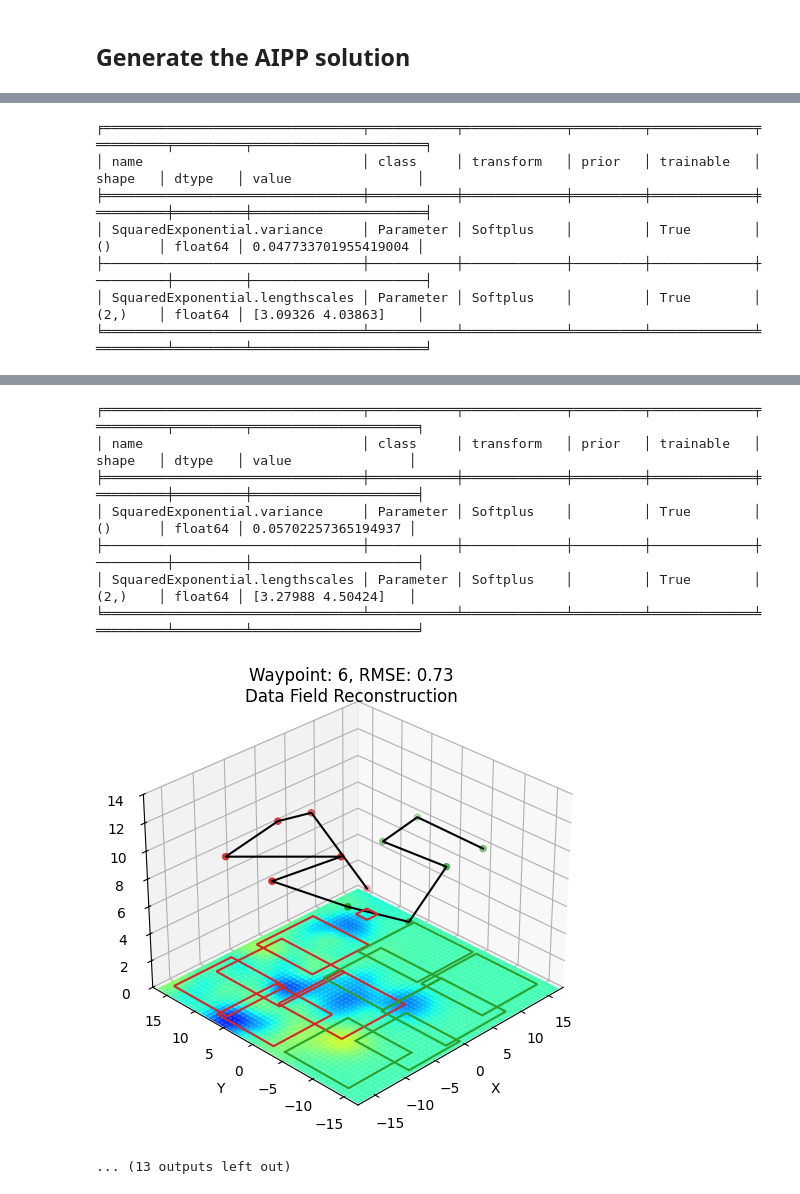
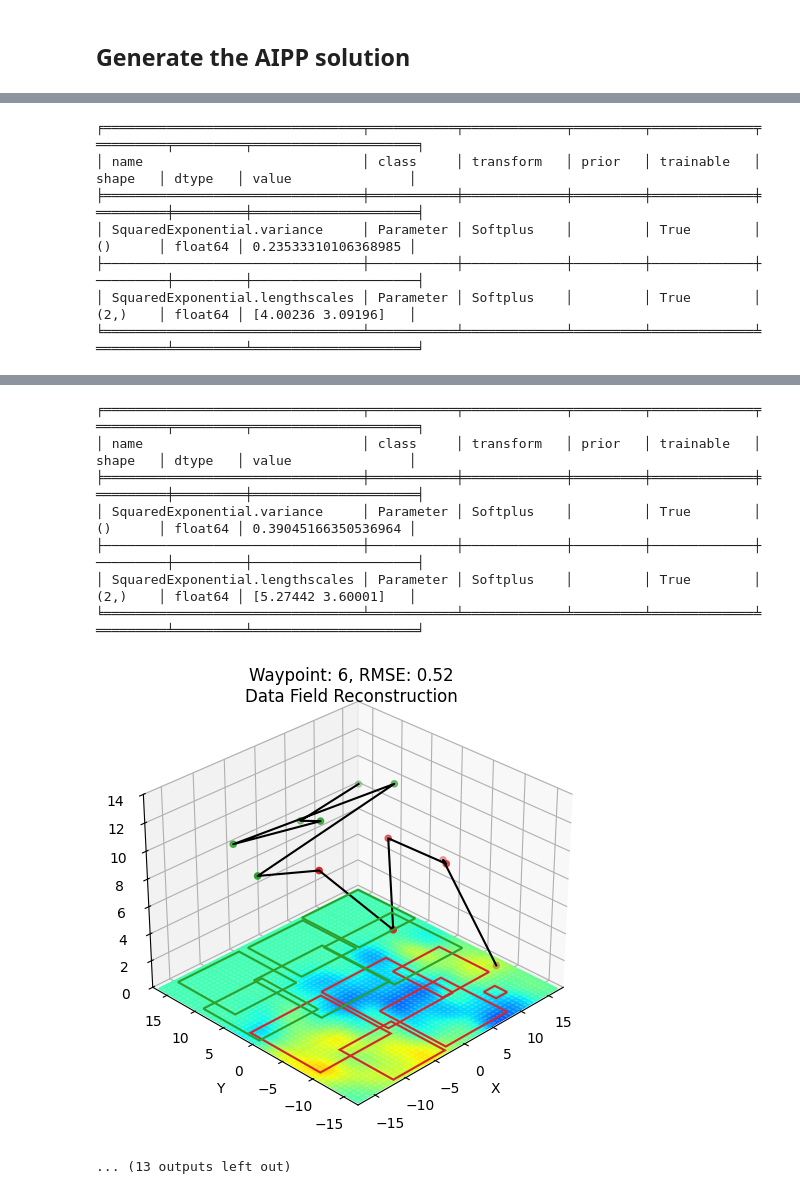
Before and after one commit to itskalvik/sgp-tools, a Jupyter notebook: examples/AIPP_non_point_FoV.ipynb, the cells around one changed output, grey strips where cells are left out. Cells and saved outputs as stored; diff of their text form; code cells hidden in the pictures.

```diff
--- a/examples/AIPP_non_point_FoV.ipynb
+++ b/examples/AIPP_non_point_FoV.ipynb
@@ -161,7 +174,7 @@ def run_aipp(X_train, ipp_model, Xu_init, path2data):
         # hyperparameter estimation
         start_time = time()
         optimize_model(param_model,
-                       trainable_variables=param_model.trainable_variables[1:],
+                       trainable_variables=param_model.trainable_variables,
                        optimizer='scipy',
                        method='CG')
         end_time = time()
@@ -245,7 +254,7 @@ Optimized Hyperparameters
 # %%
 num_robots = 1
 num_placements = 12
-num_side = 5  # Use a 5x5 point FoV approximation
+num_side = 7  # Use a num_side x num_side point FoV approximation
 
 # Setup the initial AIPP hyperparameters
 print('Initial AIPP Hyperparameters')
@@ -330,7 +339,7 @@ Initial AIPP Hyperparameters
-╒═════════════════════════════════╤═══════════╤═════════════╤═════════╤═════════════╤═════════╤═════════╤══════════════════════╕
-│ name                            │ class     │ transform   │ prior   │ trainable   │ shape   │ dtype   │ value                │
-╞═════════════════════════════════╪═══════════╪═════════════╪═════════╪═════════════╪═════════╪═════════╪══════════════════════╡
-│ SquaredExponential.variance     │ Parameter │ Softplus    │         │ True        │ ()      │ float64 │ 0.047733701955419004 │
-├─────────────────────────────────┼───────────┼─────────────┼─────────┼─────────────┼─────────┼─────────┼──────────────────────┤
-│ SquaredExponential.lengthscales │ Parameter │ Softplus    │         │ True        │ (2,)    │ float64 │ [3.09326 4.03863]    │
-╘═════════════════════════════════╧═══════════╧═════════════╧═════════╧═════════════╧═════════╧═════════╧══════════════════════╛
+╒═════════════════════════════════╤═══════════╤═════════════╤═════════╤═════════════╤═════════╤═════════╤═════════════════════╕
+│ name                            │ class     │ transform   │ prior   │ trainable   │ shape   │ dtype   │ value               │
+╞═════════════════════════════════╪═══════════╪═════════════╪═════════╪═════════════╪═════════╪═════════╪═════════════════════╡
+│ SquaredExponential.variance     │ Parameter │ Softplus    │         │ True        │ ()      │ float64 │ 0.23533310106368985 │
+├─────────────────────────────────┼───────────┼─────────────┼─────────┼─────────────┼─────────┼─────────┼─────────────────────┤
+│ SquaredExponential.lengthscales │ Parameter │ Softplus    │         │ True        │ (2,)    │ float64 │ [4.00236 3.09196]   │
+╘═════════════════════════════════╧═══════════╧═════════════╧═════════╧═════════════╧═════════╧═════════╧═════════════════════╛
@@ -338,9 +347,9 @@ Initial AIPP Hyperparameters
 ╒═════════════════════════════════╤═══════════╤═════════════╤═════════╤═════════════╤═════════╤═════════╤═════════════════════╕
 │ name                            │ class     │ transform   │ prior   │ trainable   │ shape   │ dtype   │ value               │
 ╞═════════════════════════════════╪═══════════╪═════════════╪═════════╪═════════════╪═════════╪═════════╪═════════════════════╡
-│ SquaredExponential.variance     │ Parameter │ Softplus    │         │ True        │ ()      │ float64 │ 0.05702257365194937 │
+│ SquaredExponential.variance     │ Parameter │ Softplus    │         │ True        │ ()      │ float64 │ 0.39045166350536964 │
 ├─────────────────────────────────┼───────────┼─────────────┼─────────┼─────────────┼─────────┼─────────┼─────────────────────┤
-│ SquaredExponential.lengthscales │ Parameter │ Softplus    │         │ True        │ (2,)    │ float64 │ [3.27988 4.50424]   │
+│ SquaredExponential.lengthscales │ Parameter │ Softplus    │         │ True        │ (2,)    │ float64 │ [5.27442 3.60001]   │
 ╘═════════════════════════════════╧═══════════╧═════════════╧═════════╧═════════════╧═════════╧═════════╧═════════════════════╛
-[figure, old version]
+[figure, new version]
 ... (13 outputs left out)
```
Also changed, not shown: parts of 3 cells of this notebook.
